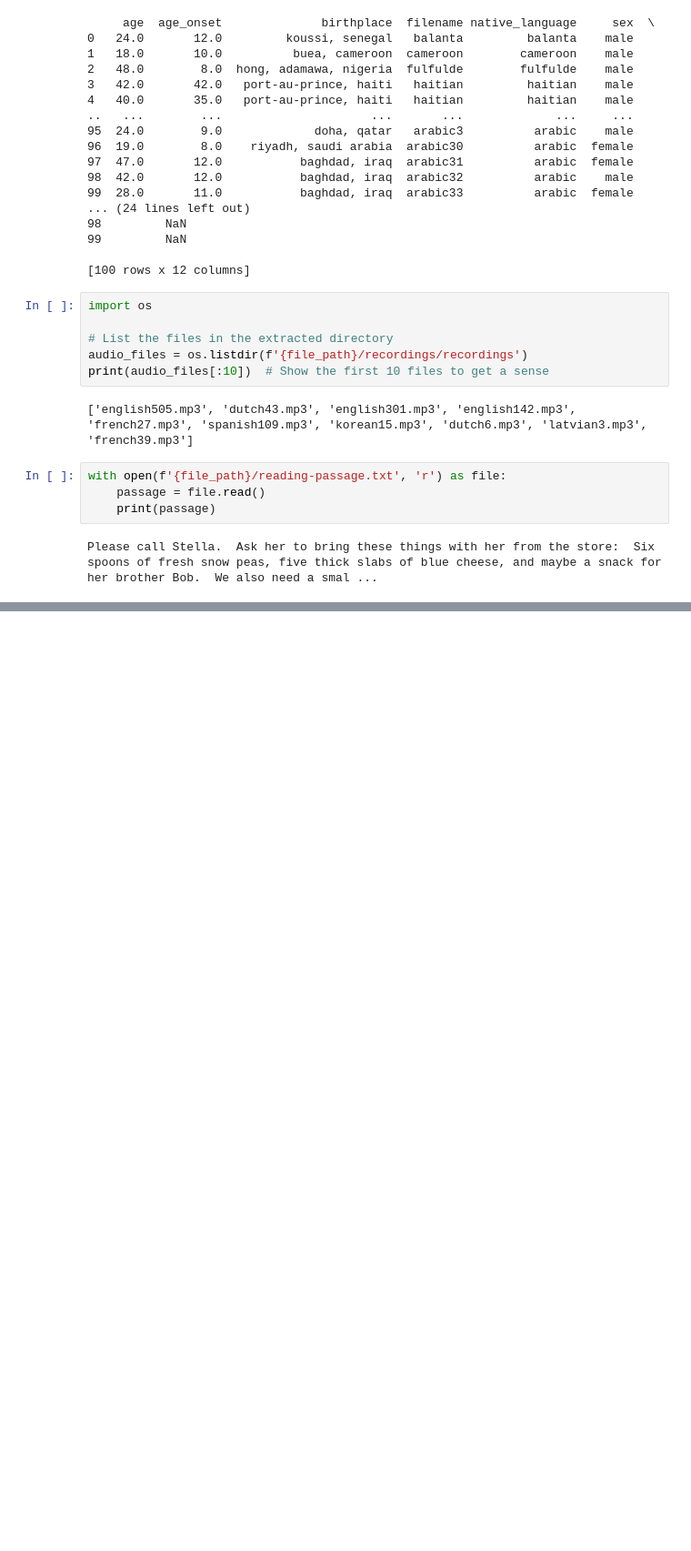
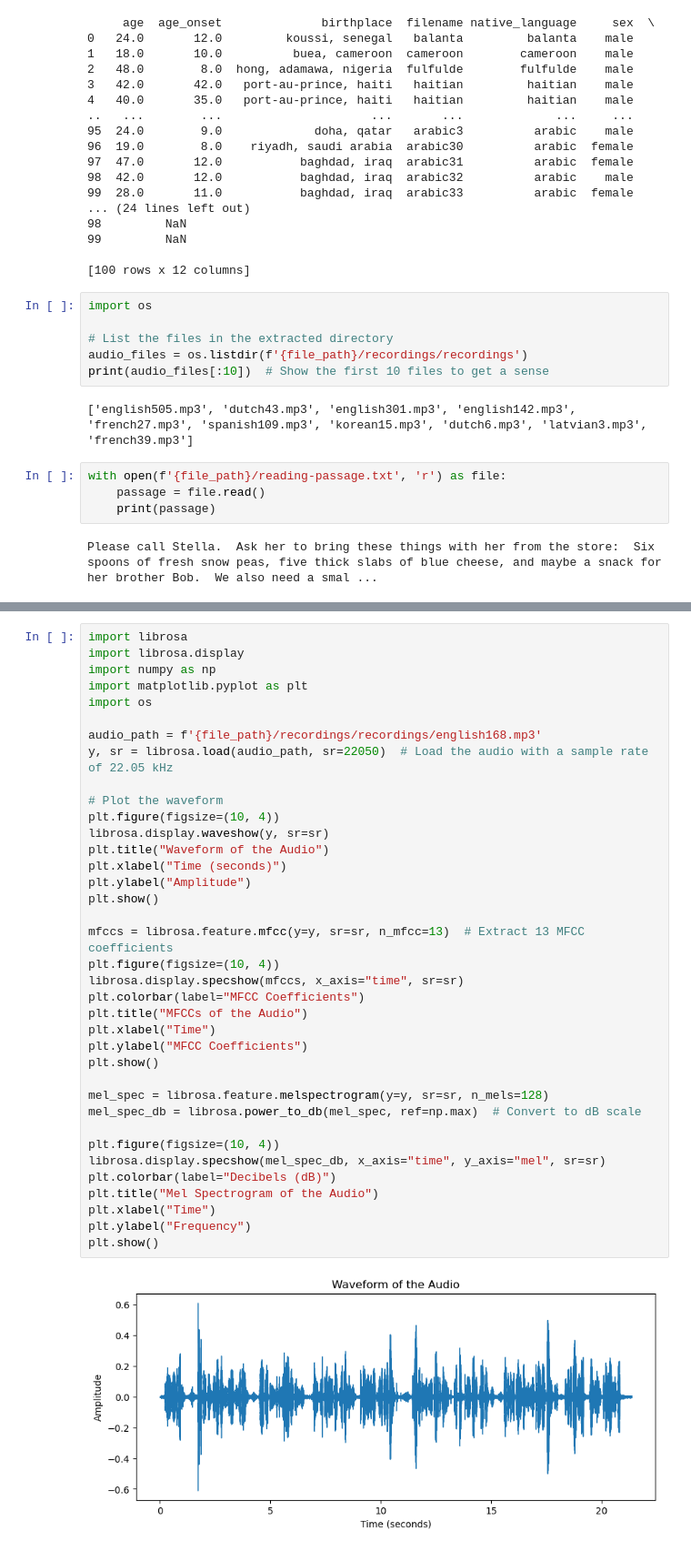
Before and after one commit to ricokoro/SpeechPrint, a Jupyter notebook: SpeechPrint.ipynb, the cells around one changed output, grey strips where cells are left out. Shown at 91% size. Saved outputs shown, nothing was run; the diff lists cells and outputs as text; blank space fills up the shorter version.

```diff
--- a/SpeechPrint.ipynb
+++ b/SpeechPrint.ipynb
@@ -107,0 +165,39 @@ To push the current branch and set the remote as upstream, use
+# %%
+import librosa
+import librosa.display
+import numpy as np
+import matplotlib.pyplot as plt
+import os
+
+audio_path = f'{file_path}/recordings/recordings/english168.mp3'
+y, sr = librosa.load(audio_path, sr=22050)  # Load the audio with a sample rate of 22.05 kHz
+
+# Plot the waveform
+plt.figure(figsize=(10, 4))
+librosa.display.waveshow(y, sr=sr)
+plt.title("Waveform of the Audio")
+plt.xlabel("Time (seconds)")
+plt.ylabel("Amplitude")
+plt.show()
+
+mfccs = librosa.feature.mfcc(y=y, sr=sr, n_mfcc=13)  # Extract 13 MFCC coefficients
+plt.figure(figsize=(10, 4))
+librosa.display.specshow(mfccs, x_axis="time", sr=sr)
+plt.colorbar(label="MFCC Coefficients")
+plt.title("MFCCs of the Audio")
+plt.xlabel("Time")
+plt.ylabel("MFCC Coefficients")
+plt.show()
+
+mel_spec = librosa.feature.melspectrogram(y=y, sr=sr, n_mels=128)
+mel_spec_db = librosa.power_to_db(mel_spec, ref=np.max)  # Convert to dB scale
+
+plt.figure(figsize=(10, 4))
+librosa.display.specshow(mel_spec_db, x_axis="time", y_axis="mel", sr=sr)
+plt.colorbar(label="Decibels (dB)")
+plt.title("Mel Spectrogram of the Audio")
+plt.xlabel("Time")
+plt.ylabel("Frequency")
+plt.show()
+# %% [output]
+[figure, added]
```
Also changed, not shown: parts of 11 cells of this notebook, 2 other files.
